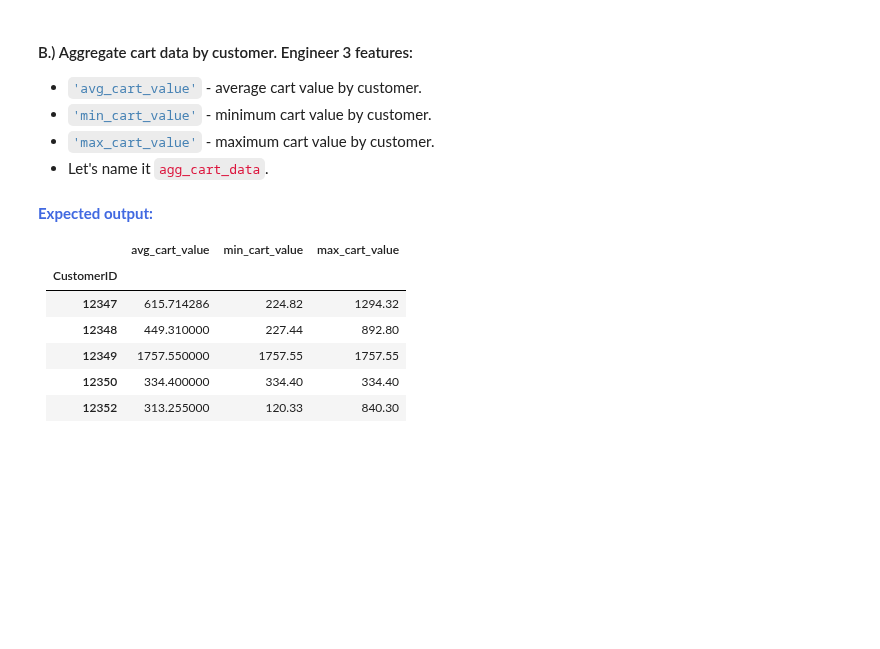
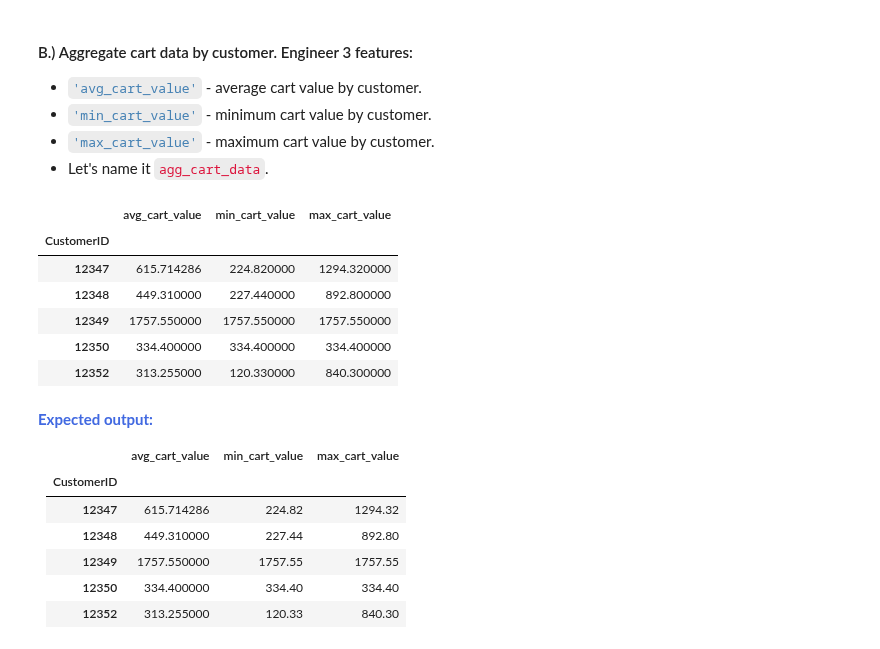
Before and after one commit to tundeiness/Unsupervised_Customer, a Jupyter notebook: 1 - Workbook - Data Wrangling.ipynb, the cells around one changed output. Drawn from its saved outputs; the diff is of its cells as text; code cells hidden in the pictures; blank space fills up the shorter version.

Commit message:
aggregate cart data by customer

```diff
--- a/1 - Workbook - Data Wrangling.ipynb
+++ b/1 - Workbook - Data Wrangling.ipynb
@@ -529,6 +538,18 @@ In the Coding Section, we first aggregated cart data at the "cart-level." Now th
 * <code style="color:steelblue">'min_cart_value'</code> - minimum cart value by customer.
 * <code style="color:steelblue">'max_cart_value'</code> - maximum cart value by customer.
 * Let's name it <code style="color:crimson">agg_cart_data</code>.
+# %%
+agg_cart_data = cart_data.groupby('CustomerID').cart_value.agg(['mean', 'min','max'])
+agg_cart_data.columns = ['avg_cart_value', 'min_cart_value', 'max_cart_value']
+agg_cart_data.head(5)
+# %% [output]
+|  | avg_cart_value | min_cart_value | max_cart_value |
+| CustomerID |  |  |  |
+| 12347 | 615.714286 | 224.820000 | 1294.320000 |
+| 12348 | 449.310000 | 227.440000 | 892.800000 |
+| 12349 | 1757.550000 | 1757.550000 | 1757.550000 |
+| 12350 | 334.400000 | 334.400000 | 334.400000 |
+| 12352 | 313.255000 | 120.330000 | 840.300000 |
 # %% [markdown]
 <strong style="color:RoyalBlue">Expected output:</strong>
 <table border="1" class="dataframe">
```
Also changed, not shown: parts of 1 cell of this notebook.
